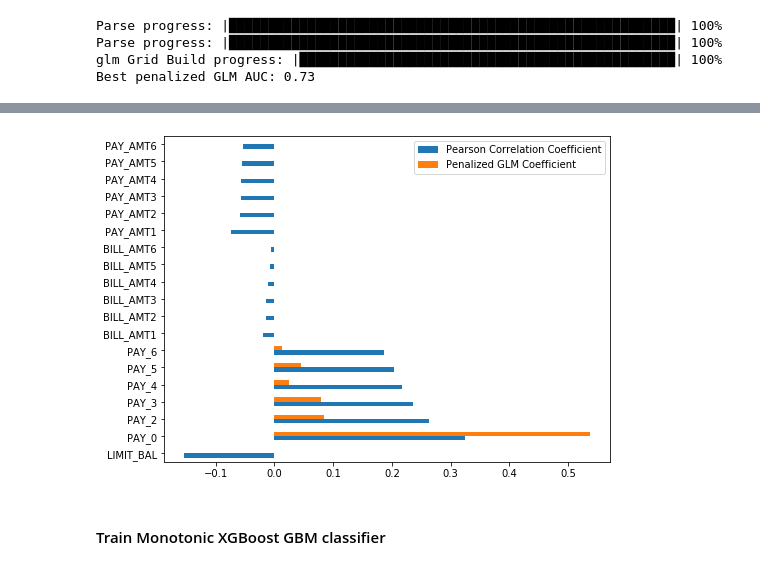
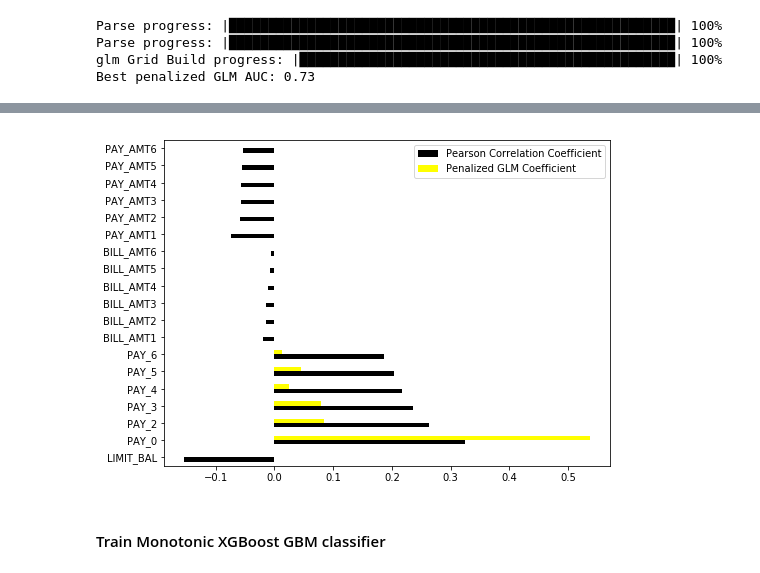
Before and after one commit to jphall663/interpretable_machine_learning_with_python, a Jupyter notebook: glm_mgbm_gbm.ipynb, the cells around one changed output, grey strips where cells are left out. Cells and saved outputs as stored; diff of their text form; code cells hidden in the pictures.

```diff
--- a/glm_mgbm_gbm.ipynb
+++ b/glm_mgbm_gbm.ipynb
@@ -203,11 +320,11 @@ Best penalized GLM AUC: 0.73
 # %%
 glm_coef = pd.DataFrame.from_dict(best_glm.coef(), orient='index', columns=['Penalized GLM Coefficient'])
 corr_glm = pd.concat([corr,glm_coef.iloc[1:]], axis=1)
 
 fig, ax_ = plt.subplots(figsize=(8, 6))
-_ = corr_glm.plot(kind='barh', ax=ax_)
+_ = corr_glm.plot(kind='barh', ax=ax_, colormap='gnuplot')
 # %% [output]
-[figure, old version]
+[figure, new version]
 # %% [markdown]
 #### Train Monotonic XGBoost GBM classifier
 # %%
```
Also changed, not shown: parts of 49 cells of this notebook.
